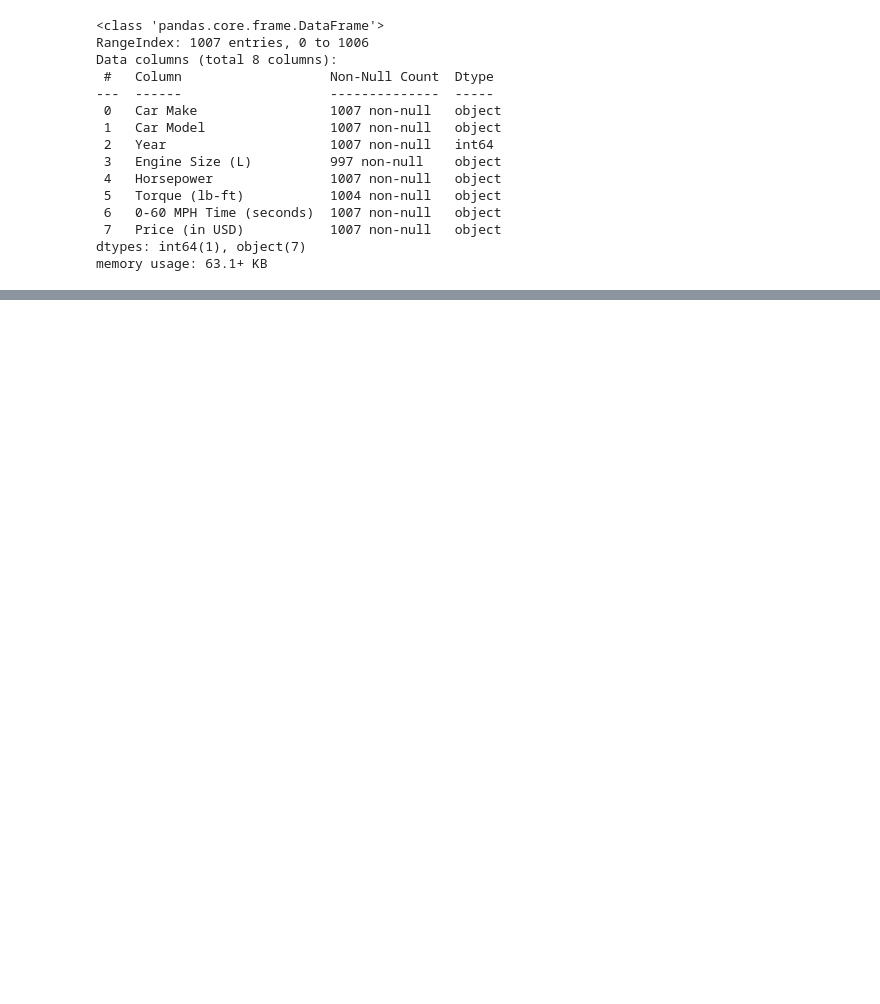
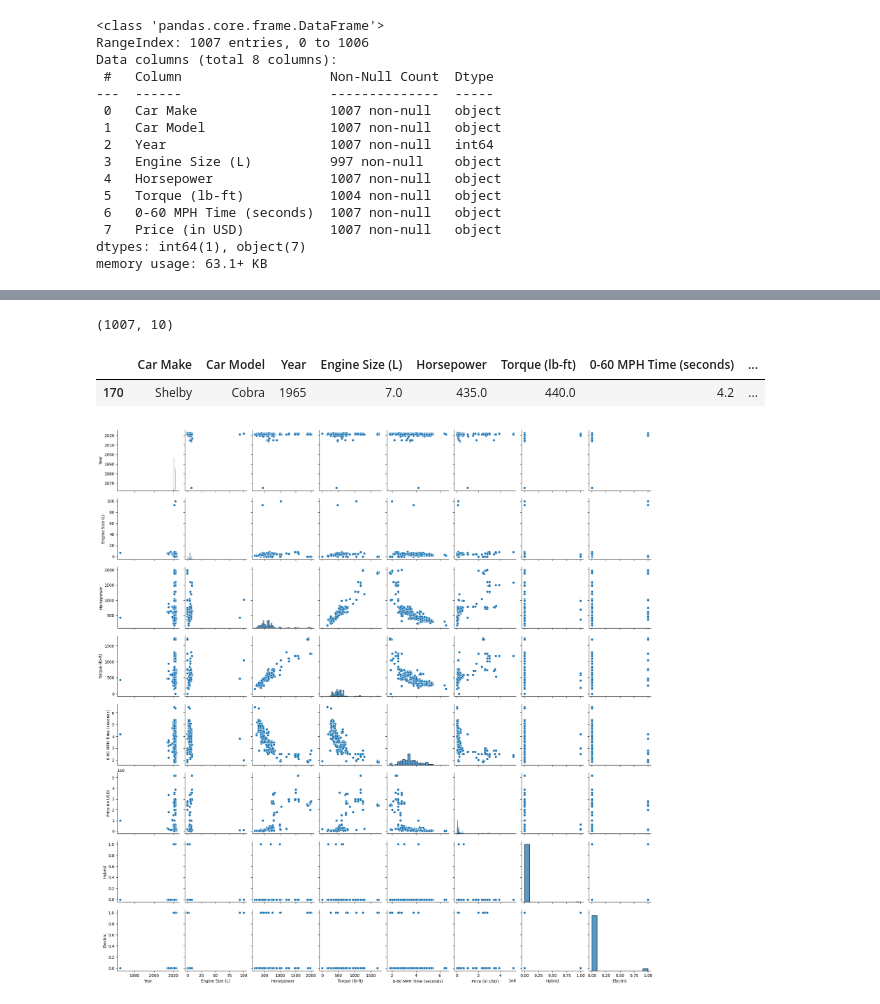
Before and after one commit to AltaafAlly/BIS-Regression-Model_Exercise, a Jupyter notebook: Regression_Model.ipynb, the cells around one changed output, grey strips where cells are left out. Saved outputs shown, nothing was run; the diff lists cells and outputs as text; code cells hidden in the pictures; blank space fills up the shorter version.

```diff
--- a/Regression_Model.ipynb
+++ b/Regression_Model.ipynb
@@ -40,0 +56,25 @@ df['miles'] = df['miles'].replace({',': ''}, regex=True).astype(float)
+# %%
+# Clean and preprocess data
+# Remove commas and convert 'Price (in USD)' to numeric
+df['Price (in USD)'] = df['Price (in USD)'].str.replace(',', '').astype(float)
+
+# Convert 'Horsepower', 'Torque (lb-ft)', and '0-60 MPH Time (seconds)' to numeric
+for column in ['Horsepower', 'Torque (lb-ft)', '0-60 MPH Time (seconds)']:
+    df[column] = pd.to_numeric(df[column], errors='coerce')
+
+# Handle 'Engine Size (L)'
+# Create a column for hybrids: flag rows with '+' in the value or containing 'Hybrid'
+df['Hybrid'] = df['Engine Size (L)'].str.contains(r'\+|Hybrid', case=False, na=False)
+
+# Create a column for electric vehicles: flag rows containing 'Electric'
+df['Electric'] = df['Engine Size (L)'].str.contains('Electric', case=False, na=False)
+
+# Replace invalid entries in 'Engine Size (L)' with NaN, then extract and convert numeric parts
+df['Engine Size (L)'] = pd.to_numeric(
+    df['Engine Size (L)'].str.extract(r'([\d.]+)')[0], errors='coerce'
+)
+
+
+# Handle missing values (e.g., fill missing 'Engine Size (L)' with 0 or other strategies)
+df['Engine Size (L)'] = df['Engine Size (L)'].fillna(0)  # Default to 0 for missing engine sizes
+df
@@ -40,0 +105,19 @@ df['miles'] = df['miles'].replace({',': ''}, regex=True).astype(float)
+# %%
+df.shape
+# %% [output]
+(1007, 10)
+# %%
+# diplay all the cars years that are less than 1980 and electric
+df[(df['Year'] < 1980) & (df['Electric'] == False)]
+# %% [output]
+|  | Car Make | Car Model | Year | Engine Size (L) | Horsepower | Torque (lb-ft) | 0-60 MPH Time (seconds) | ... |
+| 170 | Shelby | Cobra | 1965 | 7.0 | 435.0 | 440.0 | 4.2 | ... |
+# %%
+#Visualizing the data
+import seaborn as sns
+import matplotlib.pyplot as plt
+
+sns.pairplot(df)
+plt.show()
+# %% [output]
+[figure, added]
```
Also changed, not shown: parts of 11 cells of this notebook.
